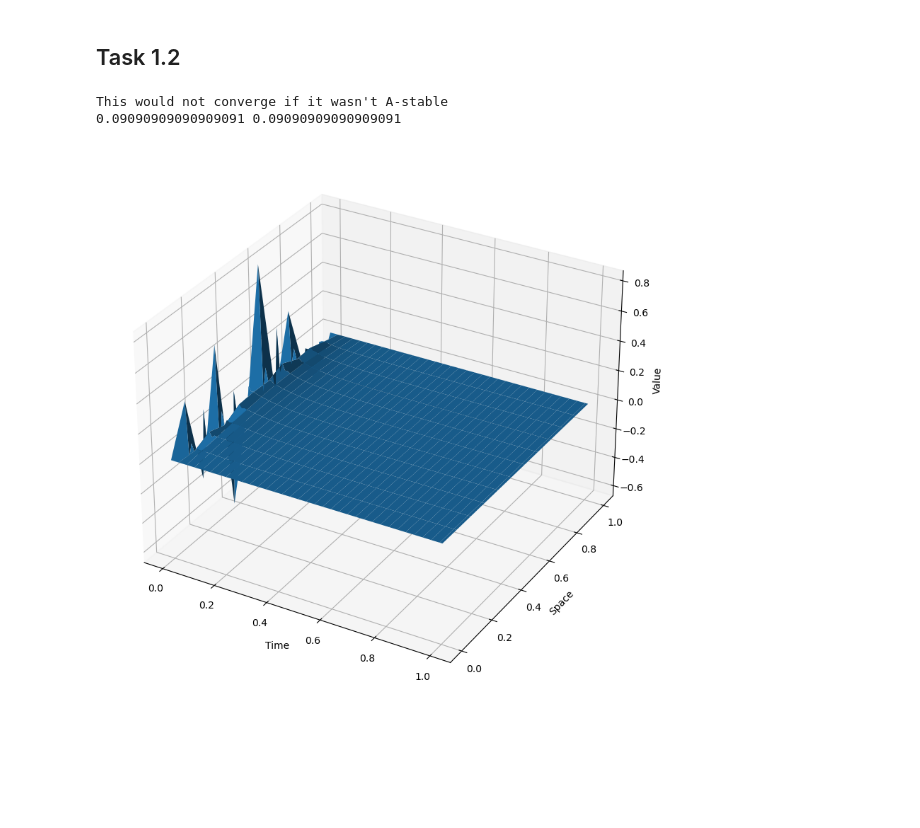
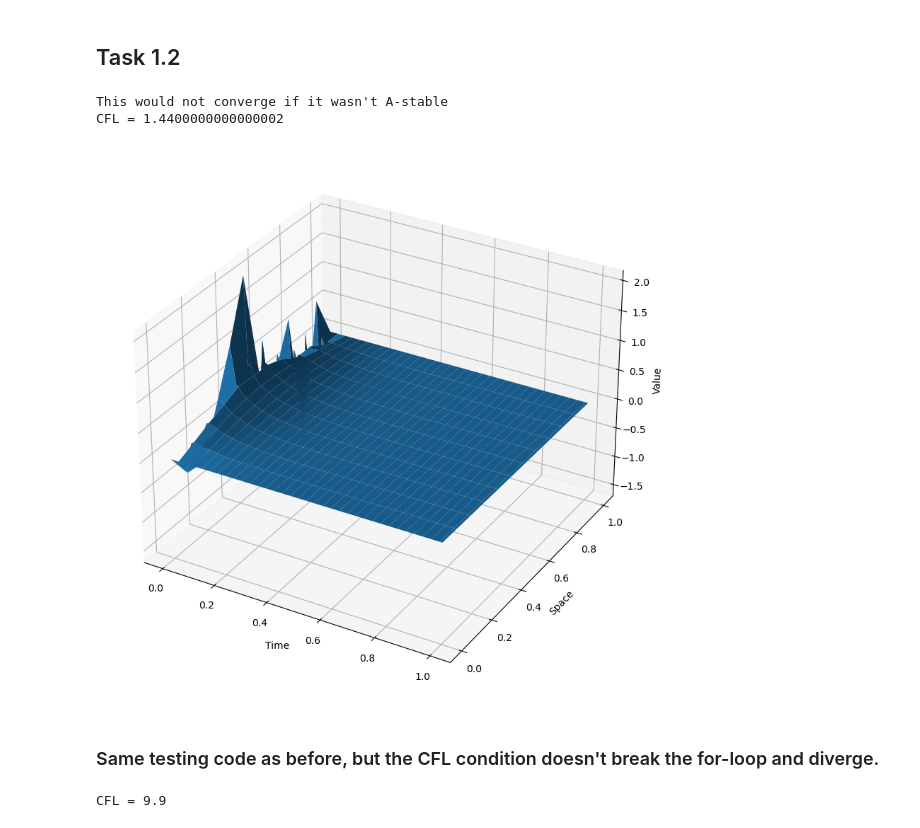
Before and after one commit to axelorrhede/Numerical-Methods-for-Differential-Equations, a Jupyter notebook: Project3task1.ipynb, the cells around one changed output. Drawn from its saved outputs; the diff is of its cells as text; code cells hidden in the pictures; blank space fills up the shorter version.

```diff
--- a/Project3task1.ipynb
+++ b/Project3task1.ipynb
@@ -126,22 +126,29 @@ def trapsolve(g0, alpha, beta, tend, N, M):
 # %%
 N = 10
 M = 100
 if M > 2*(N+1)**2:
      print("will converge")
 else:
      print("This would not converge if it wasn't A-stable")
 alpha = 0
 beta = 0
 g0 = np.random.normal(loc=0.0, scale=1.0, size=N)
 tend = 1
 Y, Xgrid, tgrid = trapsolve(g0, alpha, beta, tend, N, M)
+
+deltaX = 1/(N+2)
+dt = tend/M
+CFL = dt/(deltaX)**2
+print("CFL = " + str(CFL))
 plot3D(Y, Xgrid, tgrid)
 # %% [output]
 This would not converge if it wasn't A-stable
-0.09090909090909091 0.09090909090909091
+CFL = 1.4400000000000002
-[figure, old version]
+[figure, new version]
+# %% [markdown]
+### Same testing code as before, but the CFL condition doesn't break the for-loop and diverge.
 # %%
-N = 10
+N = 100
 alpha = 0
 beta = 0
 g0 = np.random.normal(loc=0.0, scale=1.0, size=N)
@@ -160,3 +167,5 @@ for X in range(1,100):
 #plot3D(Y, Xgrid, tgrid)
 
 print('CFL = ' + str(maxX))
+# %% [output]
+CFL = 9.9
```
